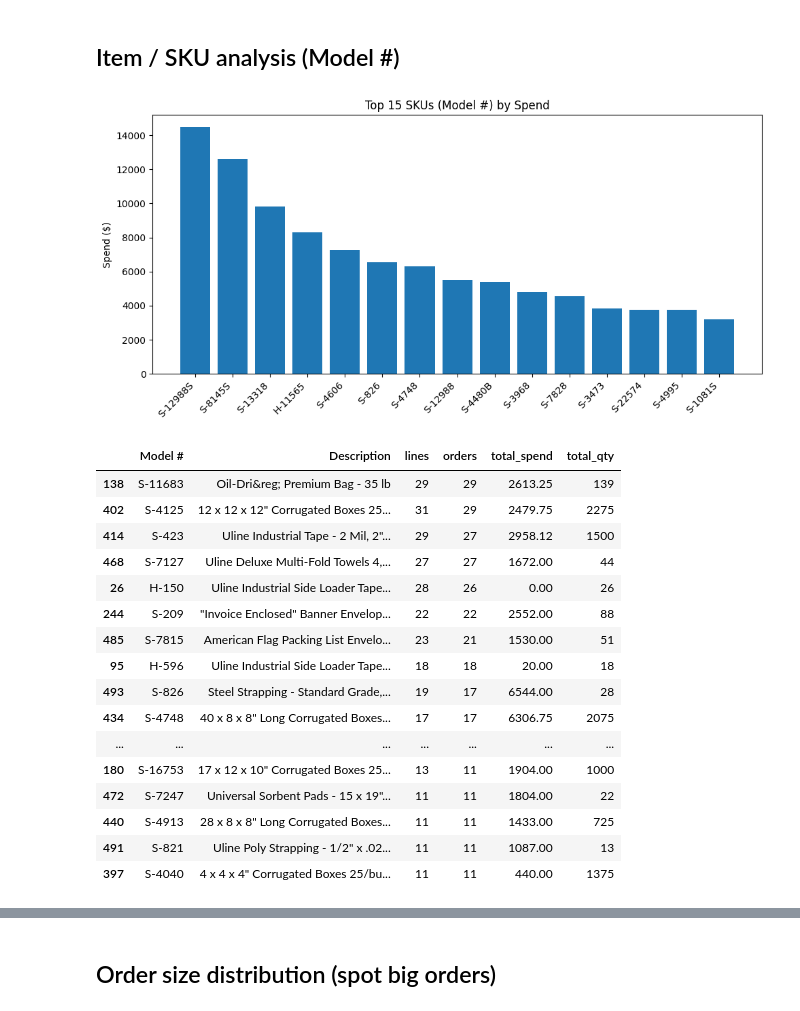
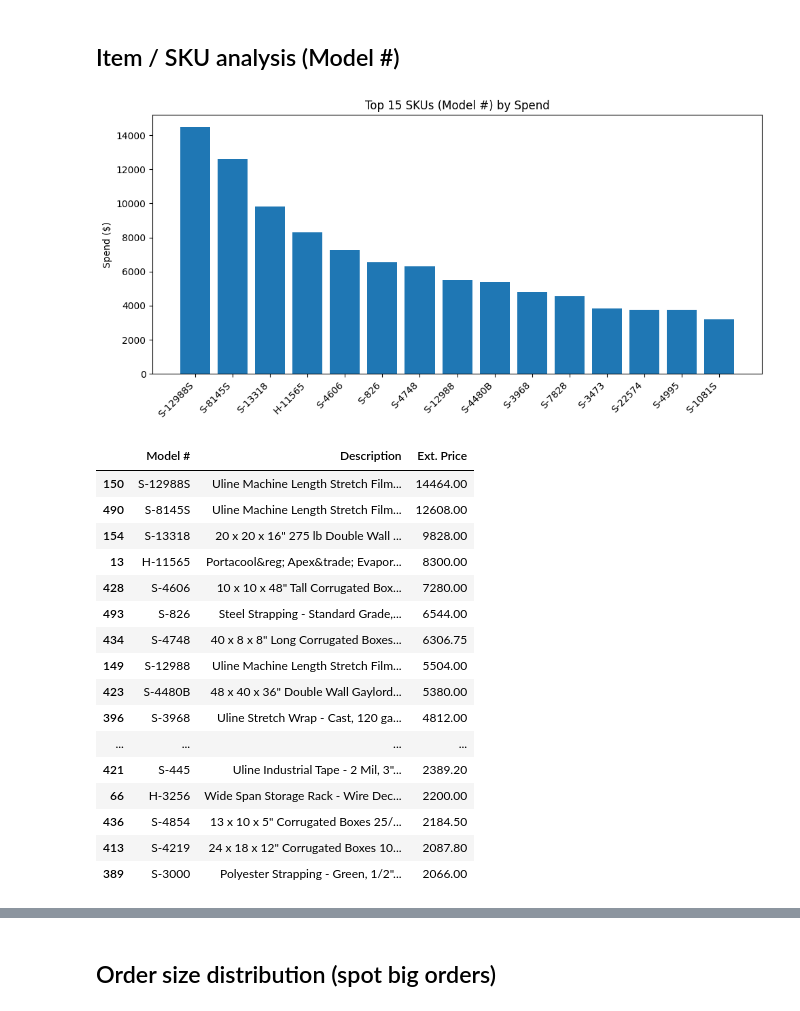
Before and after one commit to usma92/Uline, a Jupyter notebook: Uline_2025_Spend_Analysis.ipynb, the cells around one changed output, grey strips where cells are left out. Saved outputs shown, nothing was run; the diff lists cells and outputs as text; code cells hidden in the pictures.

```diff
--- a/Uline_2025_Spend_Analysis.ipynb
+++ b/Uline_2025_Spend_Analysis.ipynb
@@ -345,47 +345,36 @@ top_cat.head(25)
 # %%
 # Top SKUs by spend
 top_sku = (
     df.groupby(["Model #", "Description"], as_index=False)["Ext. Price"]
       .sum()
       .sort_values("Ext. Price", ascending=False)
 )
 
 plt.figure(figsize=(10,5))
 plt.bar(top_sku["Model #"].head(15), top_sku["Ext. Price"].head(15))
 plt.xticks(rotation=45, ha="right")
 plt.title("Top 15 SKUs (Model #) by Spend")
 plt.ylabel("Spend ($)")
 plt.tight_layout()
 plt.show()
 
-# Repeat-buy SKUs (count of distinct orders)
-repeat = (
-    df.groupby(["Model #", "Description"])
-      .agg(lines=("Ext. Price", "size"),
-           orders=("Order #", "nunique"),
-           total_spend=("Ext. Price", "sum"),
-           total_qty=("Qty", "sum"))
-      .reset_index()
-      .sort_values(["orders", "total_spend"], ascending=False)
-)
-
-repeat.head(30)
+top_sku.head(30)
 # %% [output]
 [figure]
-|  | Model # | Description | lines | orders | total_spend | total_qty |
-| 138 | S-11683 | Oil-Dri&reg; Premium Bag - 35 lb | 29 | 29 | 2613.25 | 139 |
-| 402 | S-4125 | 12 x 12 x 12" Corrugated Boxes 25... | 31 | 29 | 2479.75 | 2275 |
-| 414 | S-423 | Uline Industrial Tape - 2 Mil, 2"... | 29 | 27 | 2958.12 | 1500 |
-| 468 | S-7127 | Uline Deluxe Multi-Fold Towels 4,... | 27 | 27 | 1672.00 | 44 |
-| 26 | H-150 | Uline Industrial Side Loader Tape... | 28 | 26 | 0.00 | 26 |
-| 244 | S-209 | "Invoice Enclosed" Banner Envelop... | 22 | 22 | 2552.00 | 88 |
-| 485 | S-7815 | American Flag Packing List Envelo... | 23 | 21 | 1530.00 | 51 |
-| 95 | H-596 | Uline Industrial Side Loader Tape... | 18 | 18 | 20.00 | 18 |
-| 493 | S-826 | Steel Strapping - Standard Grade,... | 19 | 17 | 6544.00 | 28 |
-| 434 | S-4748 | 40 x 8 x 8" Long Corrugated Boxes... | 17 | 17 | 6306.75 | 2075 |
-| ... | ... | ... | ... | ... | ... | ... |
-| 180 | S-16753 | 17 x 12 x 10" Corrugated Boxes 25... | 13 | 11 | 1904.00 | 1000 |
-| 472 | S-7247 | Universal Sorbent Pads - 15 x 19"... | 11 | 11 | 1804.00 | 22 |
-| 440 | S-4913 | 28 x 8 x 8" Long Corrugated Boxes... | 11 | 11 | 1433.00 | 725 |
-| 491 | S-821 | Uline Poly Strapping - 1/2" x .02... | 11 | 11 | 1087.00 | 13 |
-| 397 | S-4040 | 4 x 4 x 4" Corrugated Boxes 25/bu... | 11 | 11 | 440.00 | 1375 |
+|  | Model # | Description | Ext. Price |
+| 150 | S-12988S | Uline Machine Length Stretch Film... | 14464.00 |
+| 490 | S-8145S | Uline Machine Length Stretch Film... | 12608.00 |
+| 154 | S-13318 | 20 x 20 x 16" 275 lb Double Wall ... | 9828.00 |
+| 13 | H-11565 | Portacool&reg; Apex&trade; Evapor... | 8300.00 |
+| 428 | S-4606 | 10 x 10 x 48" Tall Corrugated Box... | 7280.00 |
+| 493 | S-826 | Steel Strapping - Standard Grade,... | 6544.00 |
+| 434 | S-4748 | 40 x 8 x 8" Long Corrugated Boxes... | 6306.75 |
+| 149 | S-12988 | Uline Machine Length Stretch Film... | 5504.00 |
+| 423 | S-4480B | 48 x 40 x 36" Double Wall Gaylord... | 5380.00 |
+| 396 | S-3968 | Uline Stretch Wrap - Cast, 120 ga... | 4812.00 |
+| ... | ... | ... | ... |
+| 421 | S-445 | Uline Industrial Tape - 2 Mil, 3"... | 2389.20 |
+| 66 | H-3256 | Wide Span Storage Rack - Wire Dec... | 2200.00 |
+| 436 | S-4854 | 13 x 10 x 5" Corrugated Boxes 25/... | 2184.50 |
+| 413 | S-4219 | 24 x 18 x 12" Corrugated Boxes 10... | 2087.80 |
+| 389 | S-3000 | Polyester Strapping - Green, 1/2"... | 2066.00 |
```
Also changed, not shown: parts of 4 cells of this notebook, 2 other files.
